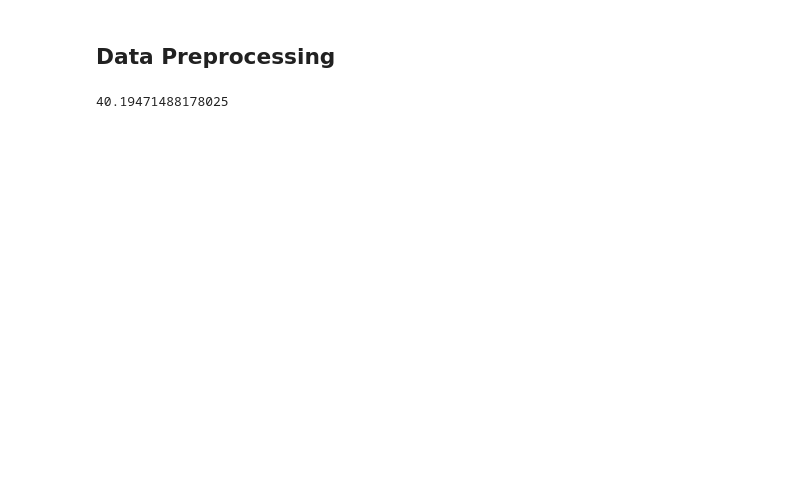
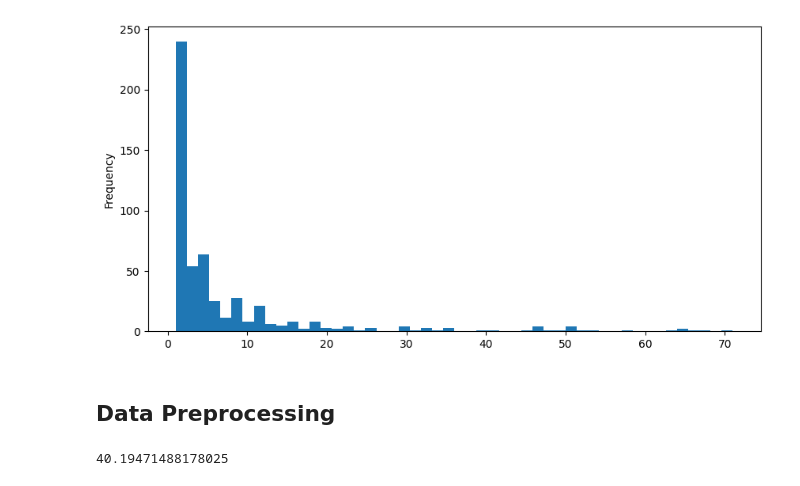
Before and after one commit to baranouskiart/fiverr-crm_consultant, a Jupyter notebook: crm_exprerts_fiverr_2023.ipynb, the cells around one changed output. Drawn from its saved outputs; the diff is of its cells as text; code cells hidden in the pictures; blank space fills up the shorter version.

```diff
--- a/crm_exprerts_fiverr_2023.ipynb
+++ b/crm_exprerts_fiverr_2023.ipynb
@@ -44,3 +43,10 @@ df.describe()
+# %%
+plt.figure(figsize=(10, 5))
+df[df['Reviews_Count'] < 80]['Reviews_Count'].plot(kind='hist', bins=50)
+
+plt.show()
+# %% [output]
+[figure, added]
 # %% [markdown]
 ## Data Preprocessing
 # %%
```
Also changed, not shown: parts of 4 cells of this notebook.
